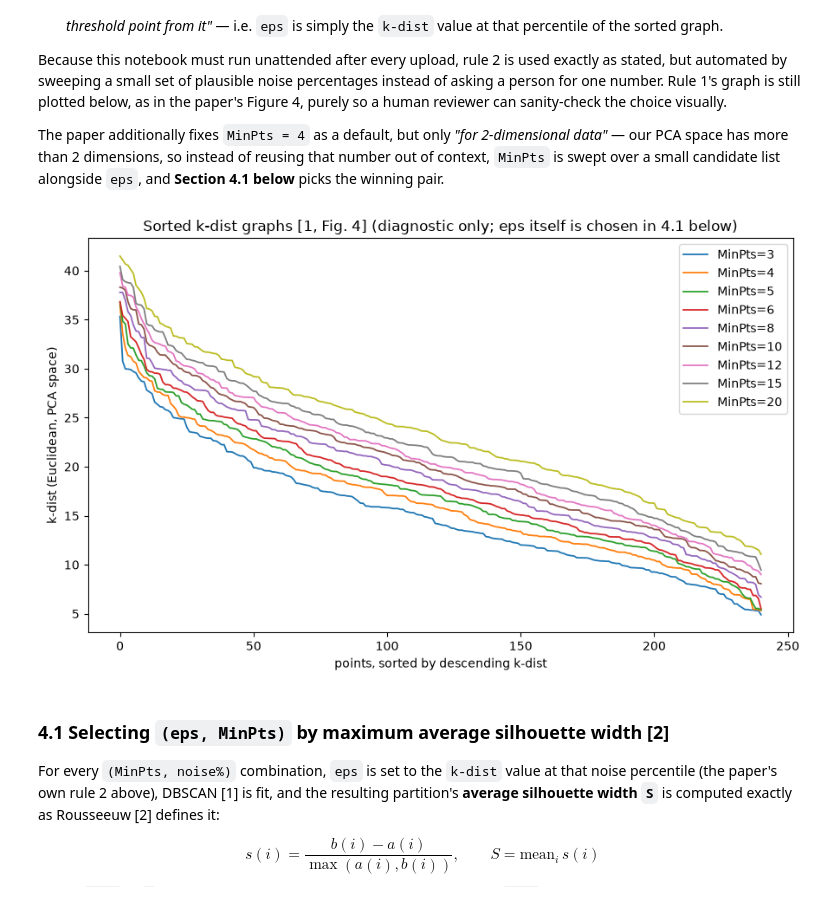
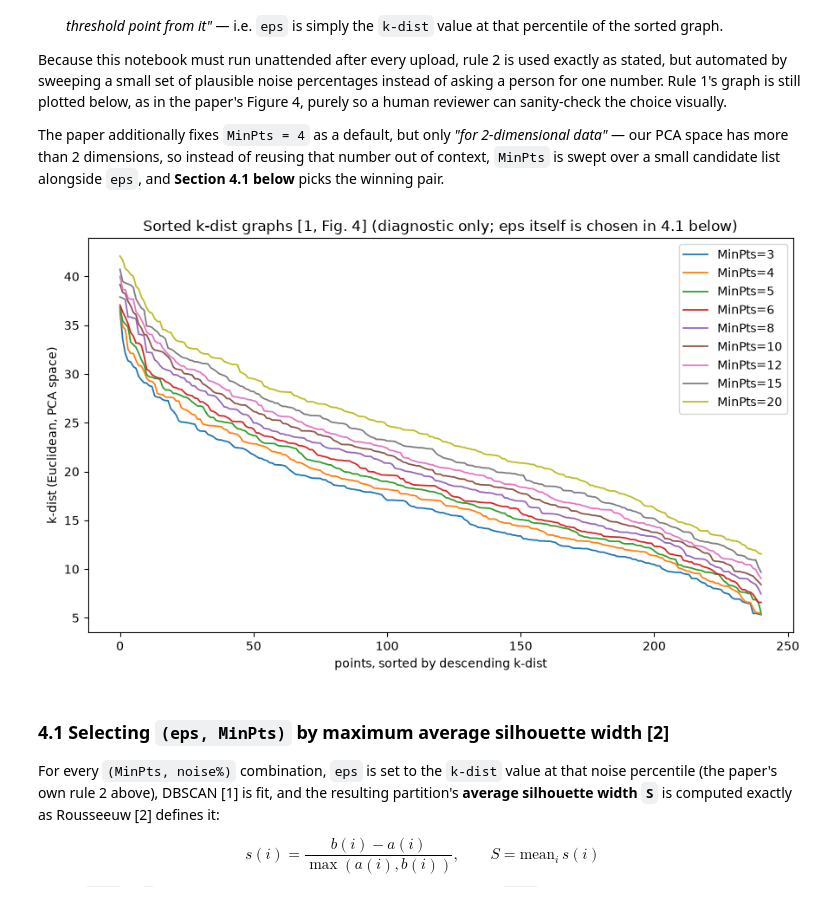
Before and after one commit to divyalakshmiram7-pixel/ERP-Unsupervised-Machine-Learning-for-Discovering-Patterns-in-Stock-Price-Movement., a Jupyter notebook: DBSCAN_colab.ipynb, the cells around one changed output. Drawn from its saved outputs; the diff is of its cells as text; code cells hidden in the pictures.

```diff
--- a/DBSCAN_colab.ipynb
+++ b/DBSCAN_colab.ipynb
@@ -216,24 +216,29 @@ out of context, `MinPts` is swept over a small candidate list alongside `eps`, a
 # %%
 MINPTS_CANDIDATES = [3, 4, 5, 6, 8, 10, 12, 15, 20]
 NOISE_PCT_CANDIDATES = [1, 2, 5, 10, 15, 20, 25, 30, 35, 40, 50]
 
 nbrs_cache = {}
 for k in MINPTS_CANDIDATES:
-    nn = NearestNeighbors(n_neighbors=k, metric="euclidean").fit(X_pca)
+    # n_neighbors=k+1: querying the fitted data returns each point itself as its own
+    # closest "neighbour" (distance 0) in column 0, so k+1 neighbours are requested
+    # to get k REAL neighbours in columns 1..k. Column -1 is then the distance to the
+    # k-th nearest neighbour proper, matching [1, Sec 4.2]'s own definition ("the
+    # distance of a point p to its k-th nearest neighbor"), not the (k-1)-th.
+    nn = NearestNeighbors(n_neighbors=k + 1, metric="euclidean").fit(X_pca)
     dist, _ = nn.kneighbors(X_pca)
     nbrs_cache[k] = np.sort(dist[:, -1])[::-1]      # k-dist, sorted descending (paper Fig. 4)
 
 fig, ax = plt.subplots(figsize=(9, 5.5))
 for k in MINPTS_CANDIDATES:
     ax.plot(np.arange(len(nbrs_cache[k])), nbrs_cache[k], lw=1.3, label=f"MinPts={k}")
 ax.set_xlabel("points, sorted by descending k-dist")
 ax.set_ylabel("k-dist (Euclidean, PCA space)")
 ax.set_title("Sorted k-dist graphs [1, Fig. 4] (diagnostic only; eps itself is chosen in 4.1 below)")
 ax.legend()
 plt.tight_layout()
 plt.show()
 # %% [output]
-[figure, old version]
+[figure, new version]
 # %% [markdown]
 ### 4.1 Selecting `(eps, MinPts)` by maximum average silhouette width [2]
 
```
Also changed, not shown: parts of 11 cells of this notebook.
